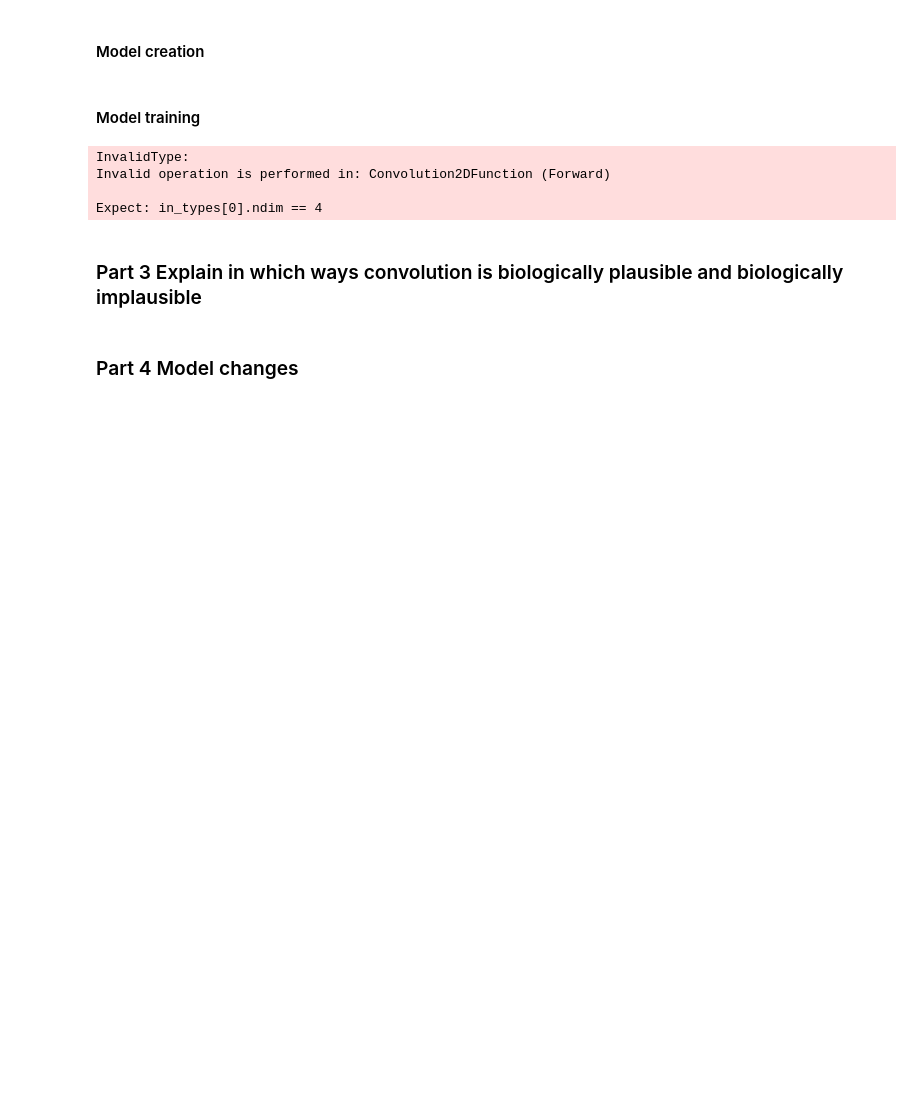
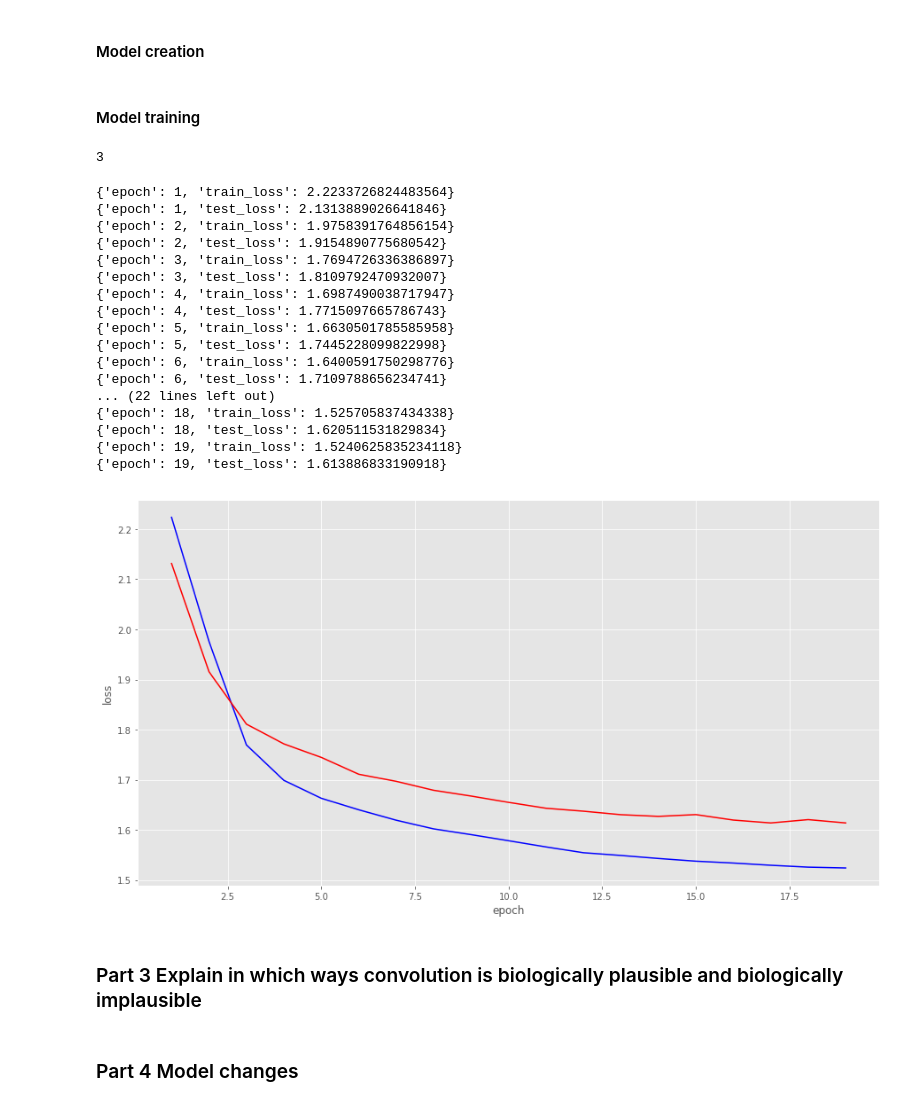
Before and after one commit to pieterwolfert/ccn, a Jupyter notebook: assignment2/assignment2.ipynb, the cells around one changed output. Cells and saved outputs as stored; diff of their text form; code cells hidden in the pictures; blank space fills up the shorter version.

```diff
--- a/assignment2/assignment2.ipynb
+++ b/assignment2/assignment2.ipynb
@@ -263,8 +264,8 @@ class ConvNet(Chain):
 
     def __call__(self, x):
         h = F.relu(self.conv1(x))
-        h = F.max_pooling_2d(h, s, 2)
-        output = self.l1(h)
+        h = F.max_pooling_2d(h, 2)
+        output = F.softmax(self.l1(h))
         return output
 # %% [markdown]
 #### Model creation
@@ -275,14 +276,33 @@ optimizer_conv = optimizers.Adam()
 optimizer_conv.setup(classifier_conv)
 # %% [markdown]
 #### Model training
+# %%
+train, test, dimension = get_mnist(n_dim=3)
+inputs, labels = np.array([tup[0] for tup in test]), np.array([tup[1] for tup in test])
+# %% [output]
+3
 # %%
-ep_loss, test_loss = training(train, test, inputs, labels, classifier_conv, optimizer_conv)
+ep_loss, test_loss = training(train, test, inputs, labels, classifier_conv, optimizer_conv, 20)
 visualizeLoss(ep_loss, test_loss)
 # %% [output]
-InvalidType:
-Invalid operation is performed in: Convolution2DFunction (Forward)
-
-Expect: in_types[0].ndim == 4
+{'epoch': 1, 'train_loss': 2.2233726824483564}
+{'epoch': 1, 'test_loss': 2.1313889026641846}
+{'epoch': 2, 'train_loss': 1.9758391764856154}
+{'epoch': 2, 'test_loss': 1.9154890775680542}
+{'epoch': 3, 'train_loss': 1.7694726336386897}
+{'epoch': 3, 'test_loss': 1.8109792470932007}
+{'epoch': 4, 'train_loss': 1.6987490038717947}
+{'epoch': 4, 'test_loss': 1.7715097665786743}
+{'epoch': 5, 'train_loss': 1.6630501785585958}
+{'epoch': 5, 'test_loss': 1.7445228099822998}
+{'epoch': 6, 'train_loss': 1.6400591750298776}
+{'epoch': 6, 'test_loss': 1.7109788656234741}
+... (22 lines left out)
+{'epoch': 18, 'train_loss': 1.525705837434338}
+{'epoch': 18, 'test_loss': 1.620511531829834}
+{'epoch': 19, 'train_loss': 1.5240625835234118}
+{'epoch': 19, 'test_loss': 1.613886833190918}
+[figure, added]
 # %% [markdown]
 ### Part 3 Explain in which ways convolution is biologically plausible and biologically implausible
 # %%
```
Also changed, not shown: parts of 8 cells of this notebook, 1 other file.
